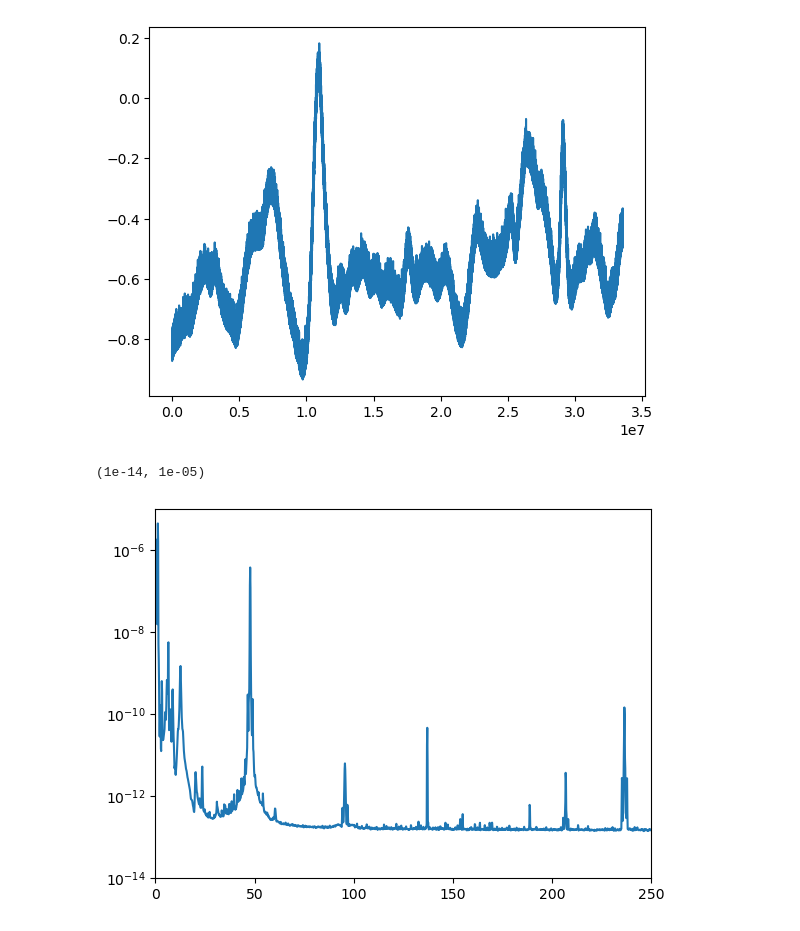
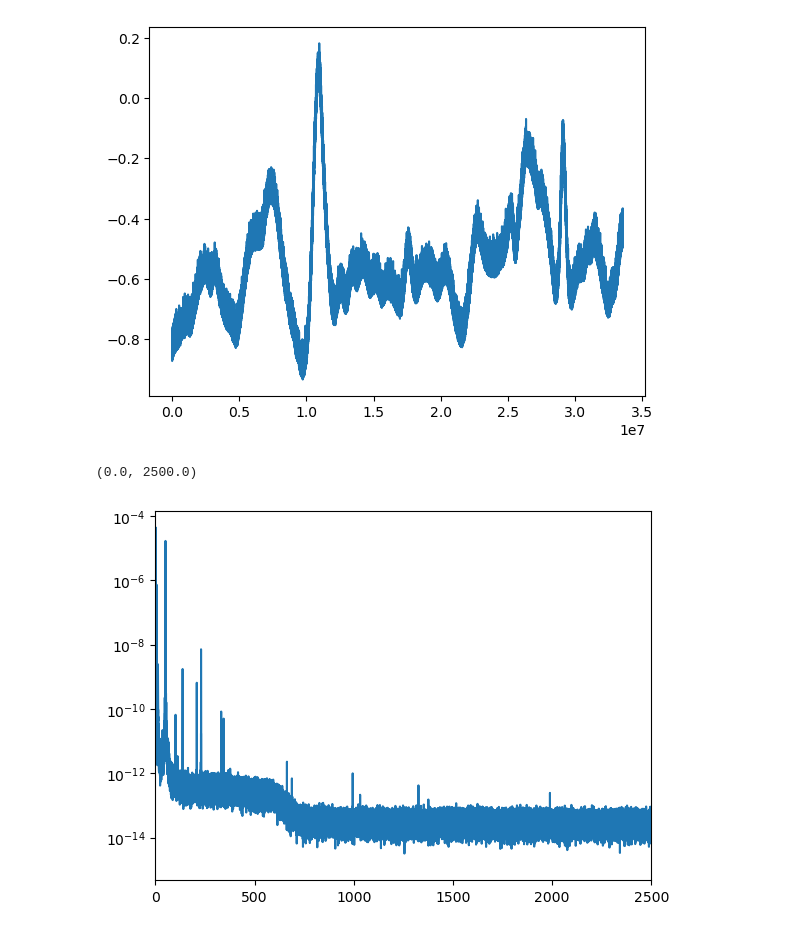
Before and after one commit to yuhants/nanospheres, a Jupyter notebook: analysis_notebooks/20251201_pulse_calibration_data_check.ipynb, the cells around one changed output. Cells and saved outputs as stored; diff of their text form; code cells hidden in the pictures.

```diff
--- a/analysis_notebooks/20251201_pulse_calibration_data_check.ipynb
+++ b/analysis_notebooks/20251201_pulse_calibration_data_check.ipynb
@@ -24,29 +24,30 @@ plt.plot(cc)
 [<matplotlib.lines.Line2D at 0x...>]
 [figure]
 # %%
-file_name = r"E:\gas_collisions\pulse_calibration\sphere_20260215\20260219_p6e_4e-8mbar_d137khz_3_aftersf6\20260219_dfg_p6e_200ns_2.5v_4.hdf5"
+file_name = r"E:\3d_impulse\sphere_20260803\20260804_m47e_4e-7mbar_zfastsamp\20260804_dg_lensholder1_7.5v_0.hdf5"
+# file_name = r"E:\gas_collisions\pulse_calibration\sphere_20260215\20260219_p6e_4e-8mbar_d137khz_3_aftersf6\20260219_dfg_p6e_200ns_2.5v_4.hdf5"
 # file_name = r"E:\gas_collisions\background_data\sphere_20260215\20260219_p6e_3e-8mbar_sf6valveclosed\20260219_dfg_24.hdf5"
 # file_name = rf"E:\gas_collisions\xenon_data\sphere_20260215\20260219_n6e_5e-8mbar\20260219_dfg_24.hdf5"
 # file_name = r"E:\gas_collisions\krypton_data\sphere_20260215\20260219_p6e_5e-8mbar\20260219_dfg_24.hdf5"
 # file_name = r"E:\gas_collisions\sf6_data\sphere_20260215\20260219_p6e_5e-8mbar\20260219_dfg_24.hdf5"
 
 f = h5py.File(file_name, 'r')
 
 dd = f['data']['channel_d'][:] * f['data']['channel_d'].attrs['adc2mv']/1000
 # ff = f['data']['channel_f'][:] * f['data']['channel_f'].attrs['adc2mv']/1000
 gg = f['data']['channel_g'][:] * f['data']['channel_g'].attrs['adc2mv']/1000
 
 f.close()
 
-ffz, ppz = welch(dd, fs=5000000, nperseg=2**15)
+ffz, ppz = welch(dd, fs=20000000, nperseg=2**20)
 plt.plot(ffz/1000, ppz)
 plt.yscale('log')
 
-plt.xlim(0, 250)
-plt.ylim(1e-14, 1e-5)
+plt.xlim(0, 2500)
+# plt.ylim(1e-14, 1e-5)
 # %% [output]
-(1e-14, 1e-05)
+(0.0, 2500.0)
-[figure, old version]
+[figure, new version]
 # %%
 plt.plot(dd)
 # %% [output]
```
Also changed, not shown: parts of 2 cells of this notebook, 27 other files.
